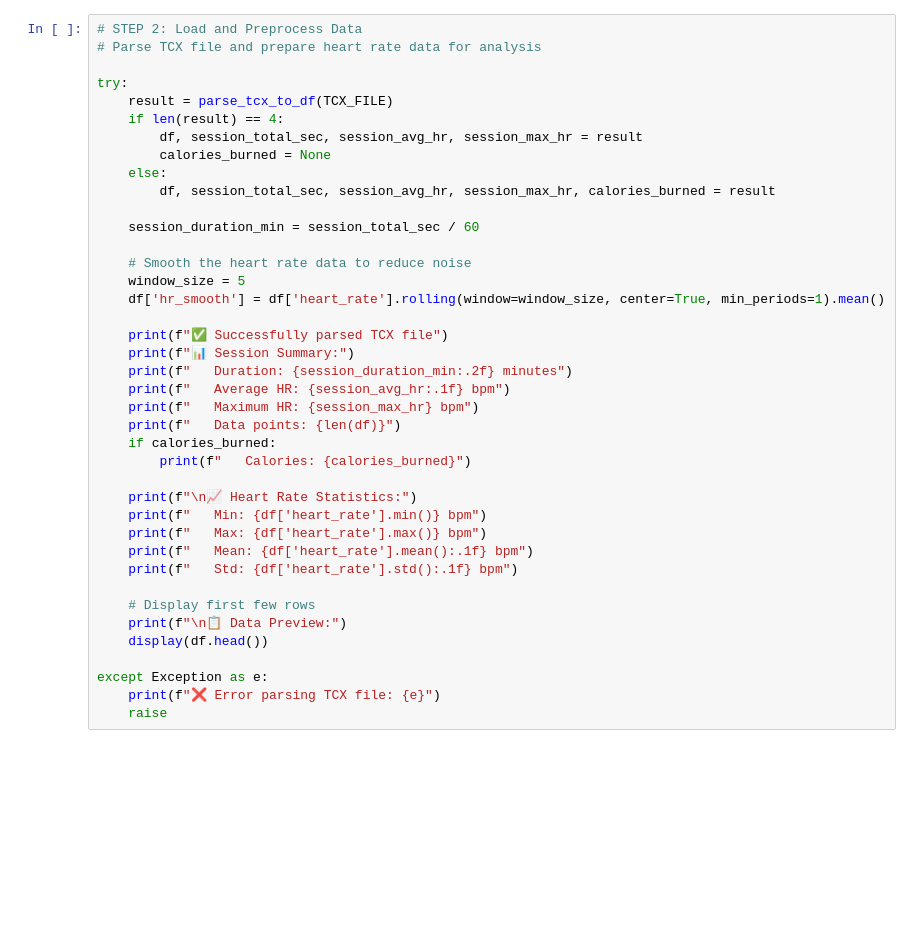
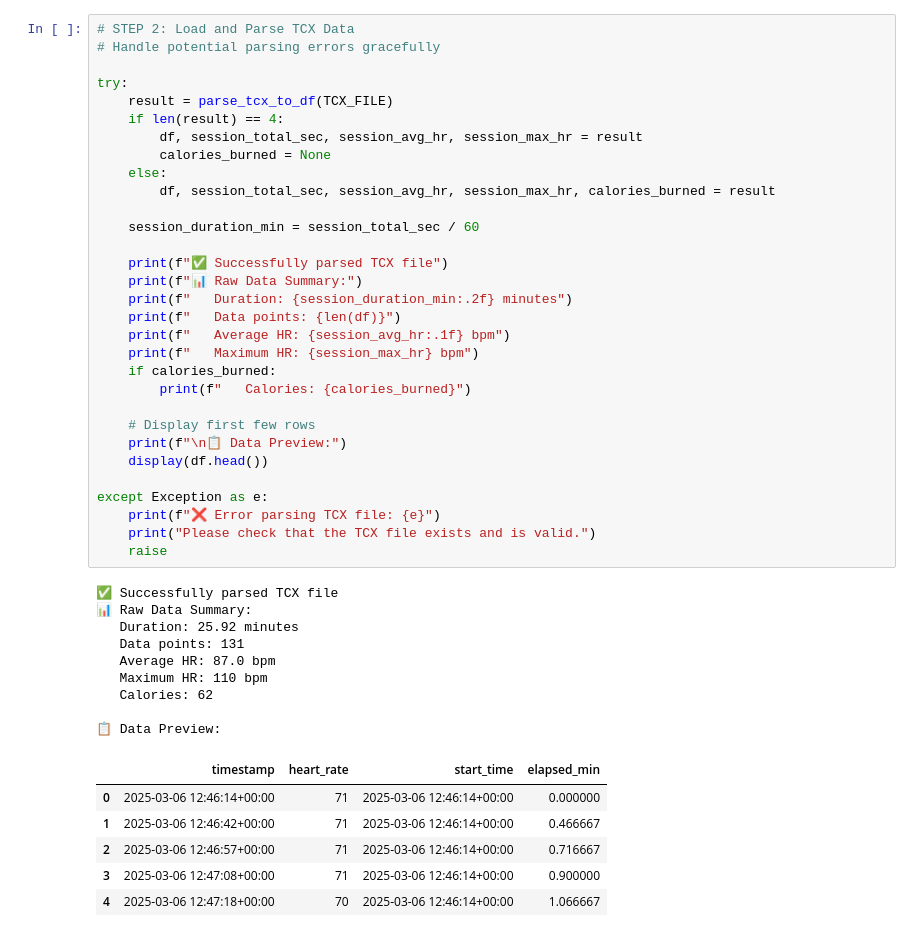
Before and after one commit to anthony-mccrovitz/Sphery-Heart-Rate-Analysis, a Jupyter notebook: notebooks/peak_exploration/user_10_peak_detection.ipynb, the cells around one changed output. Cells and saved outputs as stored; diff of their text form; blank space fills up the shorter version.

```diff
--- a/notebooks/peak_exploration/user_10_peak_detection.ipynb
+++ b/notebooks/peak_exploration/user_10_peak_detection.ipynb
@@ -60,40 +52,47 @@ print("✅ All libraries loaded successfully")
 # %%
-# STEP 2: Load and Preprocess Data
-# Parse TCX file and prepare heart rate data for analysis
+# STEP 2: Load and Parse TCX Data
+# Handle potential parsing errors gracefully
 
 try:
     result = parse_tcx_to_df(TCX_FILE)
     if len(result) == 4:
         df, session_total_sec, session_avg_hr, session_max_hr = result
         calories_burned = None
     else:
         df, session_total_sec, session_avg_hr, session_max_hr, calories_burned = result
 
     session_duration_min = session_total_sec / 60
 
-    # Smooth the heart rate data to reduce noise
-    window_size = 5
-    df['hr_smooth'] = df['heart_rate'].rolling(window=window_size, center=True, min_periods=1).mean()
-
     print(f"✅ Successfully parsed TCX file")
-    print(f"📊 Session Summary:")
+    print(f"📊 Raw Data Summary:")
     print(f"   Duration: {session_duration_min:.2f} minutes")
+    print(f"   Data points: {len(df)}")
     print(f"   Average HR: {session_avg_hr:.1f} bpm")
     print(f"   Maximum HR: {session_max_hr} bpm")
-    print(f"   Data points: {len(df)}")
     if calories_burned:
         print(f"   Calories: {calories_burned}")
-
-    print(f"\n📈 Heart Rate Statistics:")
-    print(f"   Min: {df['heart_rate'].min()} bpm")
-    print(f"   Max: {df['heart_rate'].max()} bpm")
-    print(f"   Mean: {df['heart_rate'].mean():.1f} bpm")
-    print(f"   Std: {df['heart_rate'].std():.1f} bpm")
 
     # Display first few rows
     print(f"\n📋 Data Preview:")
     display(df.head())
 
 except Exception as e:
     print(f"❌ Error parsing TCX file: {e}")
+    print("Please check that the TCX file exists and is valid.")
     raise
+# %% [output]
+✅ Successfully parsed TCX file
+📊 Raw Data Summary:
+   Duration: 25.92 minutes
+   Data points: 131
+   Average HR: 87.0 bpm
+   Maximum HR: 110 bpm
+   Calories: 62
+
+📋 Data Preview:
+|  | timestamp | heart_rate | start_time | elapsed_min |
+| 0 | 2025-03-06 12:46:14+00:00 | 71 | 2025-03-06 12:46:14+00:00 | 0.000000 |
+| 1 | 2025-03-06 12:46:42+00:00 | 71 | 2025-03-06 12:46:14+00:00 | 0.466667 |
+| 2 | 2025-03-06 12:46:57+00:00 | 71 | 2025-03-06 12:46:14+00:00 | 0.716667 |
+| 3 | 2025-03-06 12:47:08+00:00 | 71 | 2025-03-06 12:46:14+00:00 | 0.900000 |
+| 4 | 2025-03-06 12:47:18+00:00 | 70 | 2025-03-06 12:46:14+00:00 | 1.066667 |
```
Also changed, not shown: parts of 11 cells of this notebook, 12 other files.
